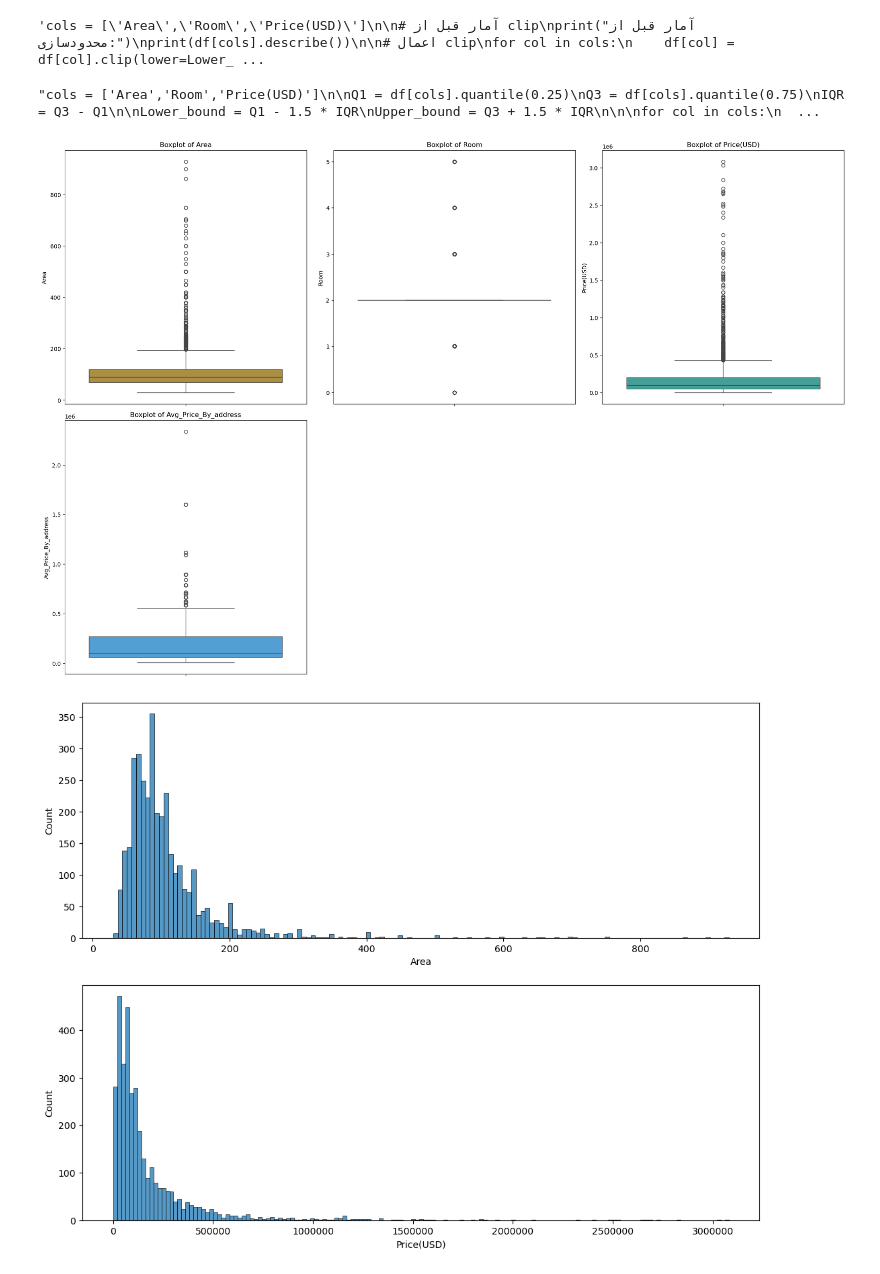
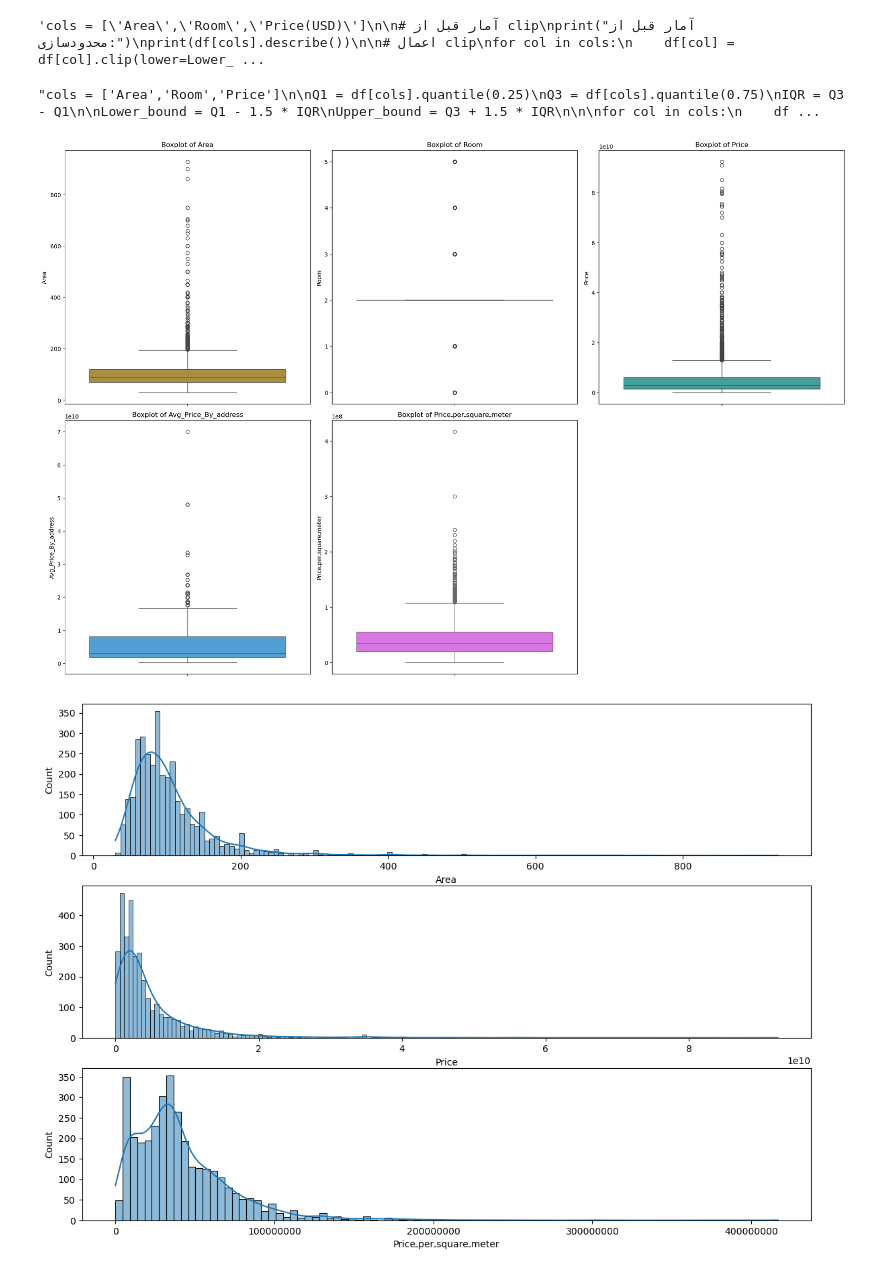
Before and after one commit to Moein1239/HousePrice_Tehran, a Jupyter notebook: Scripts/Houseprice_Tehran.ipynb, the cells around one changed output. Drawn from its saved outputs; the diff is of its cells as text; code cells hidden in the pictures.

```diff
--- a/Scripts/Houseprice_Tehran.ipynb
+++ b/Scripts/Houseprice_Tehran.ipynb
@@ -17,7 +19,7 @@ df.head(5)
 | 3 | 95 | 2 | True | True | True | Shahrake Qods | 9.025000e+08 | 30083.33 |
 | 4 | 123 | 2 | True | True | True | Shahrake Gharb | 7.000000e+09 | 233333.33 |
 # %%
-df = df.drop("Price", axis = 1)
+df = df.drop("Price(USD)", axis = 1)
 # %%
 df.info()
 # %% [output]
@@ -76,6 +78,7 @@ Kazemabad                   1
 Yakhchiabad                 1
 Name: count, Length: 192, dtype: int64
 # %%
-df['Avg_Price_By_address'] = df.groupby('Address')['Price(USD)'].transform('mean')
+df['Avg_Price_By_address'] = df.groupby('Address')['Price'].transform('mean')
+df['Priceـperـsquareـmeter']=df['Price']/df['Area']
 df.sample(8)
 # %% [output]
@@ -105,7 +108,7 @@ print(df[cols].describe())'''
 # %% [output]
 'cols = [\'Area\',\'Room\',\'Price(USD)\']\n\n# آمار قبل از clip\nprint("آمار قبل از محدودسازی:")\nprint(df[cols].describe())\n\n# اعمال clip\nfor col in cols:\n    df[col] = df[col].clip(lower=Lower_ ...
 # %%
-'''cols = ['Area','Room','Price(USD)']
+'''cols = ['Area','Room','Price']
 
 Q1 = df[cols].quantile(0.25)
 Q3 = df[cols].quantile(0.75)
@@ -118,7 +121,7 @@ Upper_bound = Q3 + 1.5 * IQR
 for col in cols:
     df[col] = df[col].clip(lower=Lower_bound[col], upper=Upper_bound[col])'''
 # %% [output]
-"cols = ['Area','Room','Price(USD)']\n\nQ1 = df[cols].quantile(0.25)\nQ3 = df[cols].quantile(0.75)\nIQR = Q3 - Q1\n\nLower_bound = Q1 - 1.5 * IQR\nUpper_bound = Q3 + 1.5 * IQR\n\n\nfor col in cols:\n  ...
+"cols = ['Area','Room','Price']\n\nQ1 = df[cols].quantile(0.25)\nQ3 = df[cols].quantile(0.75)\nIQR = Q3 - Q1\n\nLower_bound = Q1 - 1.5 * IQR\nUpper_bound = Q3 + 1.5 * IQR\n\n\nfor col in cols:\n    df ...
 # %%
 numerical_cols = df.select_dtypes(include=['int64', 'float64']).columns
 
@@ -134,19 +137,22 @@ for i, col in enumerate(numerical_cols, 1):
 plt.tight_layout()
 plt.show()
 # %% [output]
-[figure, old version]
+[figure, new version]
 # %%
-plt.figure(figsize = (13, 10))
+plt.figure(figsize = (14, 10))
 
-plt.subplot(2, 1, 1)
-sns.histplot(x = df['Area'], kde = False)
+plt.subplot(3, 1, 1)
+sns.histplot(x = df['Area'], kde = True)
 
-plt.subplot(2, 1, 2)
-sns.histplot(x = df['Price(USD)'], kde = False)
+plt.subplot(3, 1, 2)
+sns.histplot(x = df['Price'], kde = True)
+
+plt.subplot(3, 1, 3)
+sns.histplot(x = df['Priceـperـsquareـmeter'], kde = True)
 
 plt.ticklabel_format(style='plain', axis='both')
 plt.show()
 # %% [output]
-[figure, old version]
+[figure, new version]
 # %%
 plt.figure(figsize=(18, 19))
```
Also changed, not shown: parts of 12 cells of this notebook.
